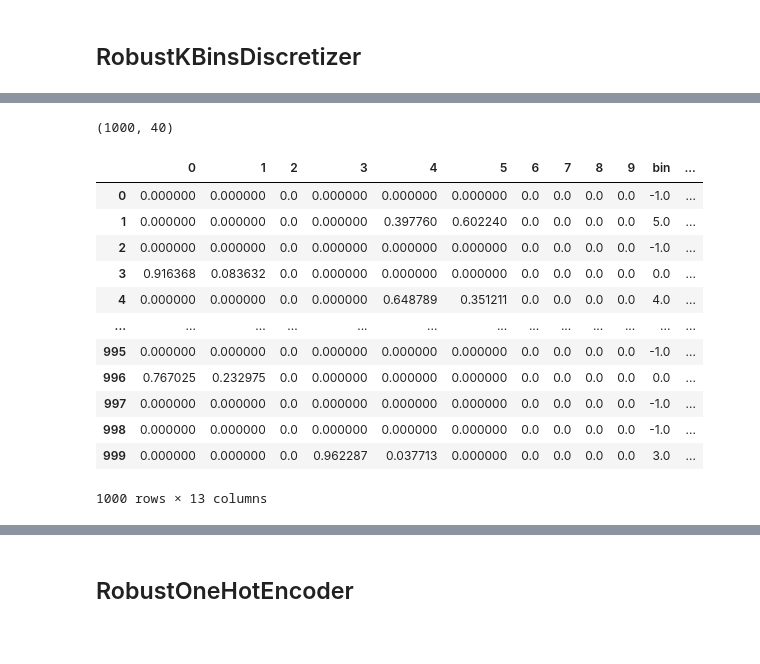
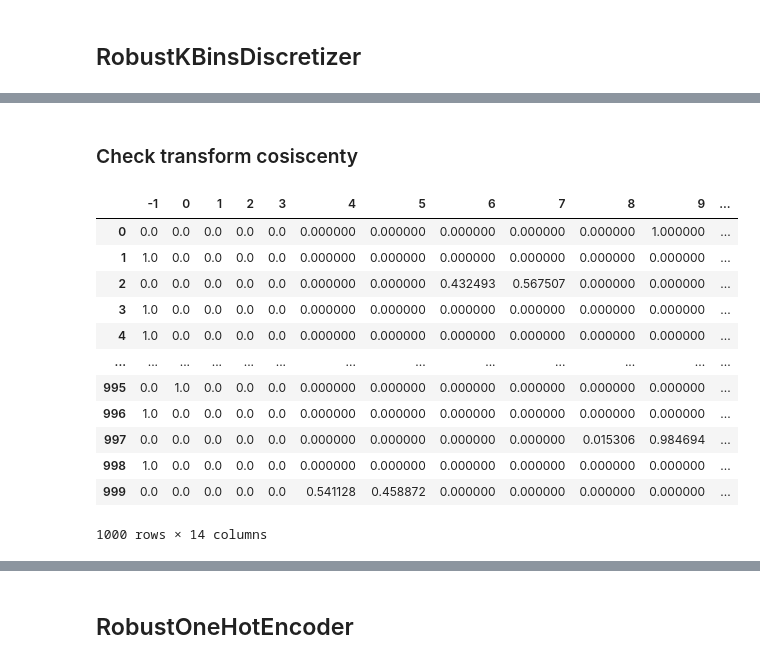
Before and after one commit to AlanGanem/replan, a Jupyter notebook: notebooks_dev/replan.ipynb, the cells around one changed output, grey strips where cells are left out. Drawn from its saved outputs; the diff is of its cells as text; code cells hidden in the pictures.

```diff
--- a/notebooks_dev/replan.ipynb
+++ b/notebooks_dev/replan.ipynb
@@ -534,0 +651,7 @@ rob.inverse_transform(disc), X_test
+# %%
+rob = RobustKBinsDiscretizer(
+    10,
+    strategy = 'quantile',
+    encode = 'fuzzy',
+    handle_nan = 'handle',
+)
@@ -535,42 +660,32 @@ rob.inverse_transform(disc), X_test
+# %% [markdown]
+### Check transform cosiscenty
 # %%
 #sns.distplot(Xt[:, corrected_column_ordinal.min():corrected_column_ordinal.max()].data)
 i = 0
 bin_edges_i = rob.bin_edges_[i]
-#bin_sizes
-bin_lens = np.diff(bin_edges_i)
-#midle point between bins
-bin_centers = bin_edges_i[:-1] + bin_lens/2
-#set extreme bin centers to min and max values of bin edges
-#set extreme bin centers to min and max values of bin edges
-bin_centers[-1] = bin_edges_i[-1]
-bin_centers[0] = bin_edges_i[0]
+bin_centers_i = rob.bin_centers_[i]
 
 Xord = rob._transform_ordinal(X_test)
 column_ordinal = Xord[:,i].astype(int)
-Xt = rob.transform(X_test)
 temp_df = pd.DataFrame(Xt[:, (rob.col_index_correction_[i]):(rob.col_index_correction_[i+1])].A)
 temp_df.columns = rob._encoder.categories[i]
 temp_df['bin'] = Xord[:,i]
 temp_df['original_value'] = X_test.values[:, i]
-temp_df['bin_center'] = bin_centers[column_ordinal]
+temp_df['bin_center'] = bin_centers_i[column_ordinal]
 temp_df.loc[column_ordinal == -1,'bin_center'] = np.nan
 
-temp_df#[temp_df['bin']==4]
-
-#bin_centers, bin_edges_i[:-1]
-#X.tocsr().data
+temp_df
 # %% [output]
+|  | -1 | 0 | 1 | 2 | 3 | 4 | 5 | 6 | 7 | 8 | 9 | ... |
+| 0 | 0.0 | 0.0 | 0.0 | 0.0 | 0.0 | 0.000000 | 0.000000 | 0.000000 | 0.000000 | 0.000000 | 1.000000 | ... |
+| 1 | 1.0 | 0.0 | 0.0 | 0.0 | 0.0 | 0.000000 | 0.000000 | 0.000000 | 0.000000 | 0.000000 | 0.000000 | ... |
+| 2 | 0.0 | 0.0 | 0.0 | 0.0 | 0.0 | 0.000000 | 0.000000 | 0.432493 | 0.567507 | 0.000000 | 0.000000 | ... |
+| 3 | 1.0 | 0.0 | 0.0 | 0.0 | 0.0 | 0.000000 | 0.000000 | 0.000000 | 0.000000 | 0.000000 | 0.000000 | ... |
+| 4 | 1.0 | 0.0 | 0.0 | 0.0 | 0.0 | 0.000000 | 0.000000 | 0.000000 | 0.000000 | 0.000000 | 0.000000 | ... |
+| ... | ... | ... | ... | ... | ... | ... | ... | ... | ... | ... | ... | ... |
+| 995 | 0.0 | 1.0 | 0.0 | 0.0 | 0.0 | 0.000000 | 0.000000 | 0.000000 | 0.000000 | 0.000000 | 0.000000 | ... |
+| 996 | 1.0 | 0.0 | 0.0 | 0.0 | 0.0 | 0.000000 | 0.000000 | 0.000000 | 0.000000 | 0.000000 | 0.000000 | ... |
+| 997 | 0.0 | 0.0 | 0.0 | 0.0 | 0.0 | 0.000000 | 0.000000 | 0.000000 | 0.000000 | 0.015306 | 0.984694 | ... |
+| 998 | 1.0 | 0.0 | 0.0 | 0.0 | 0.0 | 0.000000 | 0.000000 | 0.000000 | 0.000000 | 0.000000 | 0.000000 | ... |
+| 999 | 0.0 | 0.0 | 0.0 | 0.0 | 0.0 | 0.541128 | 0.458872 | 0.000000 | 0.000000 | 0.000000 | 0.000000 | ... |
-(1000, 40)
+1000 rows × 14 columns
-|  | 0 | 1 | 2 | 3 | 4 | 5 | 6 | 7 | 8 | 9 | bin | ... |
-| 0 | 0.000000 | 0.000000 | 0.0 | 0.000000 | 0.000000 | 0.000000 | 0.0 | 0.0 | 0.0 | 0.0 | -1.0 | ... |
-| 1 | 0.000000 | 0.000000 | 0.0 | 0.000000 | 0.397760 | 0.602240 | 0.0 | 0.0 | 0.0 | 0.0 | 5.0 | ... |
-| 2 | 0.000000 | 0.000000 | 0.0 | 0.000000 | 0.000000 | 0.000000 | 0.0 | 0.0 | 0.0 | 0.0 | -1.0 | ... |
-| 3 | 0.916368 | 0.083632 | 0.0 | 0.000000 | 0.000000 | 0.000000 | 0.0 | 0.0 | 0.0 | 0.0 | 0.0 | ... |
-| 4 | 0.000000 | 0.000000 | 0.0 | 0.000000 | 0.648789 | 0.351211 | 0.0 | 0.0 | 0.0 | 0.0 | 4.0 | ... |
-| ... | ... | ... | ... | ... | ... | ... | ... | ... | ... | ... | ... | ... |
-| 995 | 0.000000 | 0.000000 | 0.0 | 0.000000 | 0.000000 | 0.000000 | 0.0 | 0.0 | 0.0 | 0.0 | -1.0 | ... |
-| 996 | 0.767025 | 0.232975 | 0.0 | 0.000000 | 0.000000 | 0.000000 | 0.0 | 0.0 | 0.0 | 0.0 | 0.0 | ... |
-| 997 | 0.000000 | 0.000000 | 0.0 | 0.000000 | 0.000000 | 0.000000 | 0.0 | 0.0 | 0.0 | 0.0 | -1.0 | ... |
-| 998 | 0.000000 | 0.000000 | 0.0 | 0.000000 | 0.000000 | 0.000000 | 0.0 | 0.0 | 0.0 | 0.0 | -1.0 | ... |
-| 999 | 0.000000 | 0.000000 | 0.0 | 0.962287 | 0.037713 | 0.000000 | 0.0 | 0.0 | 0.0 | 0.0 | 3.0 | ... |
-1000 rows × 13 columns
```
Also changed, not shown: parts of 20 cells of this notebook.
